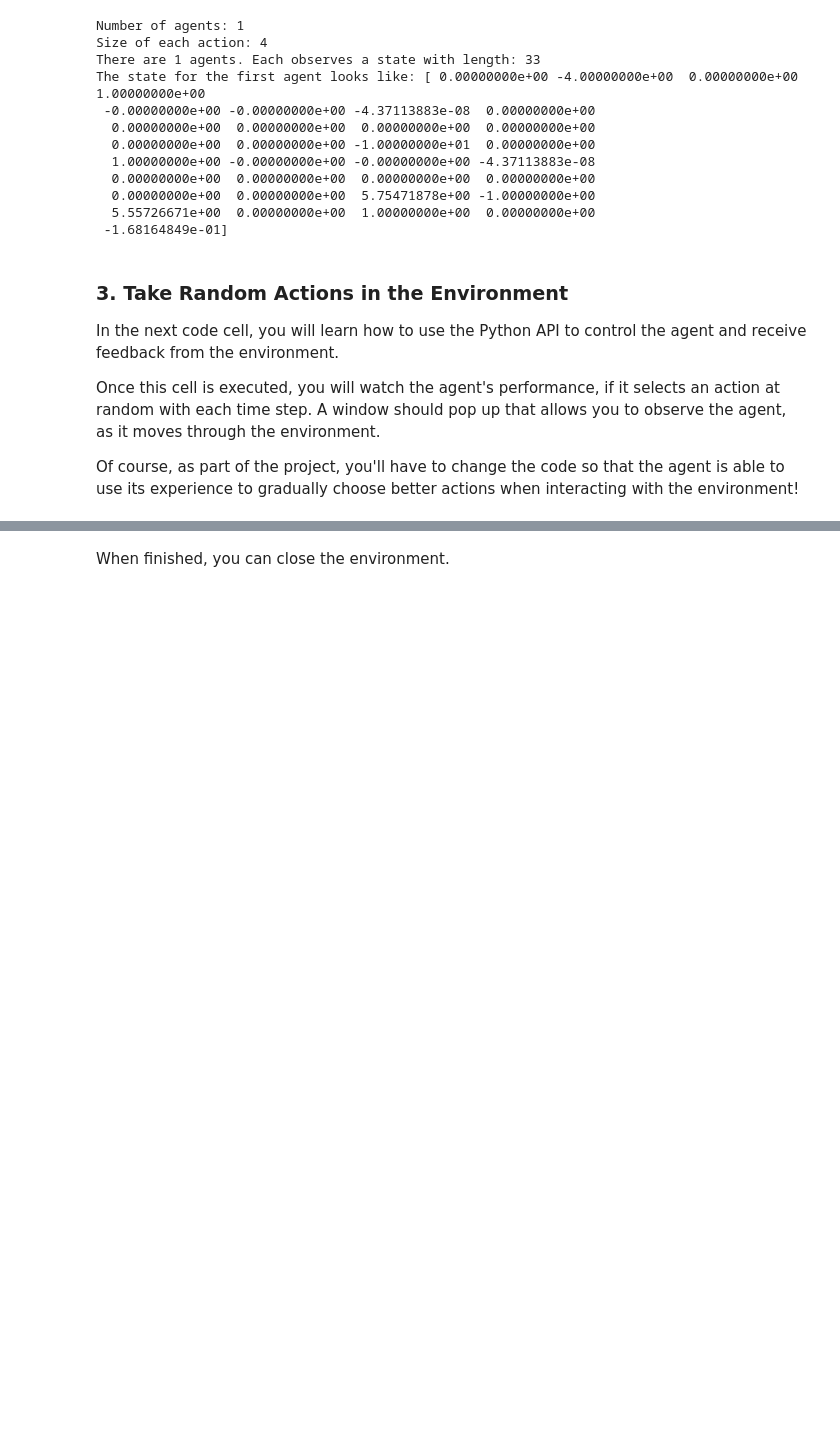
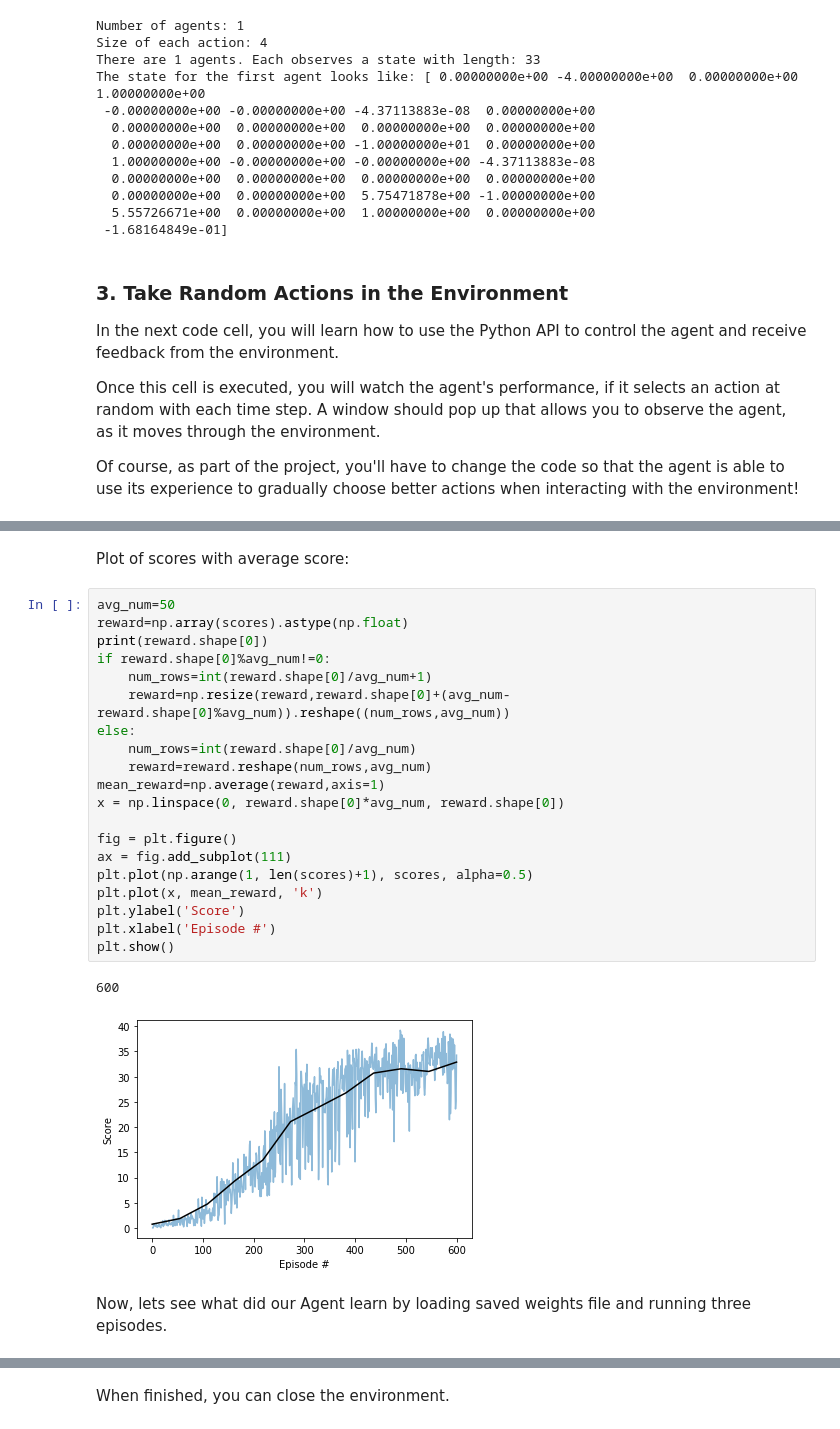
Before and after one commit to brinij/p2_continuous-control, a Jupyter notebook: Continuous_Control.ipynb, the cells around one changed output, grey strips where cells are left out. Drawn from its saved outputs; the diff is of its cells as text; blank space fills up the shorter version.

```diff
--- a/Continuous_Control.ipynb
+++ b/Continuous_Control.ipynb
@@ -164,0 +165,27 @@ Episode 1       Average Score: 0.00     Score: 0.00
+# %% [markdown]
+Plot of scores with average score:
+# %%
+avg_num=50
+reward=np.array(scores).astype(np.float)
+print(reward.shape[0])
+if reward.shape[0]%avg_num!=0:
+    num_rows=int(reward.shape[0]/avg_num+1)
+    reward=np.resize(reward,reward.shape[0]+(avg_num-reward.shape[0]%avg_num)).reshape((num_rows,avg_num))
+else:
+    num_rows=int(reward.shape[0]/avg_num)
+    reward=reward.reshape(num_rows,avg_num)
+mean_reward=np.average(reward,axis=1)
+x = np.linspace(0, reward.shape[0]*avg_num, reward.shape[0])
+
+fig = plt.figure()
+ax = fig.add_subplot(111)
+plt.plot(np.arange(1, len(scores)+1), scores, alpha=0.5)
+plt.plot(x, mean_reward, 'k')
+plt.ylabel('Score')
+plt.xlabel('Episode #')
+plt.show()
+# %% [output]
+600
+[figure, added]
+# %% [markdown]
+Now, lets see what did our Agent learn by loading saved weights file and running three episodes.
```
Also changed, not shown: parts of 5 cells of this notebook, 5 other files.
